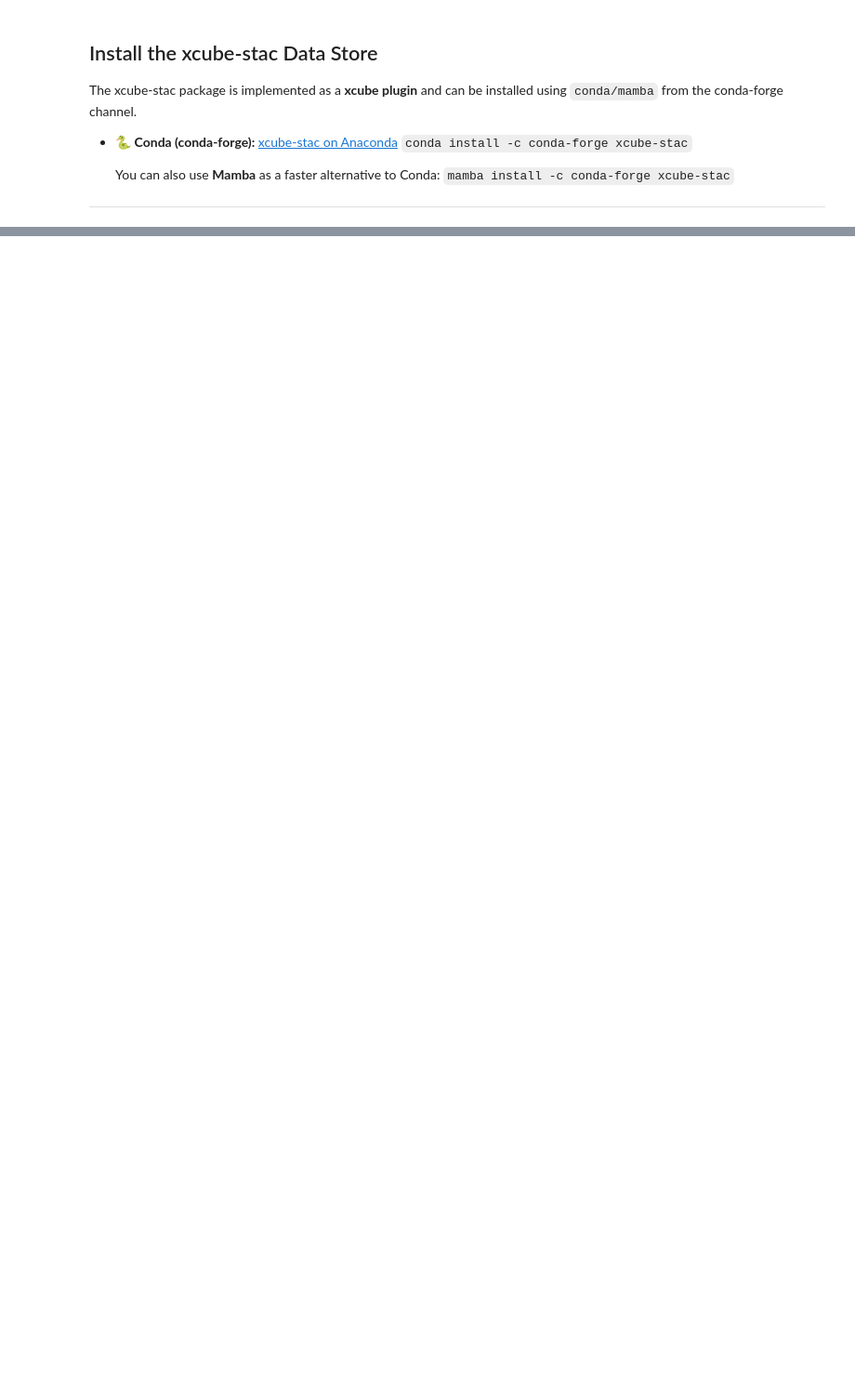
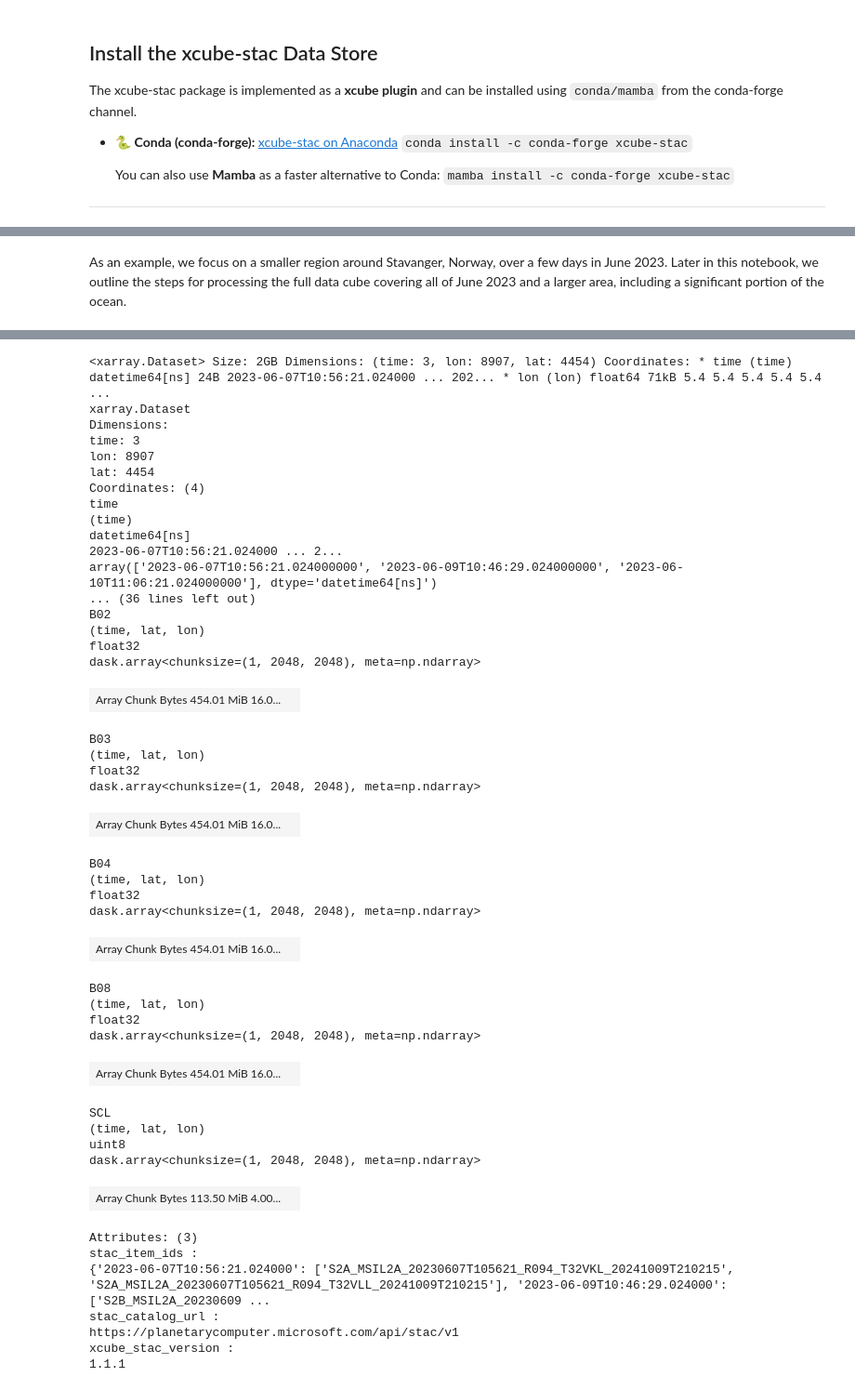
Before and after one commit to xcube-dev/geo_aquawatch_webinar, a Jupyter notebook: final_notebooks/02_get_sen2l2a.ipynb, the cells around one changed output, grey strips where cells are left out. Shown at 93% size. Cells and saved outputs as stored; diff of their text form; code cells hidden in the pictures; blank space fills up the shorter version.

```diff
--- a/final_notebooks/02_get_sen2l2a.ipynb
+++ b/final_notebooks/02_get_sen2l2a.ipynb
@@ -319,0 +133,15 @@ Viewer: http://localhost:8000/viewer/?serverUrl=http://localhost:8000
+# %% [markdown]
+As an example, we focus on a smaller region around Stavanger, Norway, over a few days in June 2023. Later in this notebook, we outline the steps for processing the full data cube covering all of June 2023 and a larger area, including a significant portion of the ocean.
+# %%
+%%time
+ds = store.open_data(
+    "sentinel-2-l2a",
+    time_range=("2023-06-07", "2023-06-10"),
+    bbox=[5.4, 58.7, 6.2, 59.1],
+    spatial_res=10 / 111320, # approx. meter to deg
+    crs="EPSG:4326",
+    asset_names=["B02", "B03", "B04", "B08", "SCL"],
+    tile_size=(2048, 2048),
+)
+ds
+# %% [output]
@@ -319,0 +150,45 @@ Viewer: http://localhost:8000/viewer/?serverUrl=http://localhost:8000
+<xarray.Dataset> Size: 2GB Dimensions: (time: 3, lon: 8907, lat: 4454) Coordinates: * time (time) datetime64[ns] 24B 2023-06-07T10:56:21.024000 ... 202... * lon (lon) float64 71kB 5.4 5.4 5.4 5.4 5.4  ...
+xarray.Dataset
+Dimensions:
+time: 3
+lon: 8907
+lat: 4454
+Coordinates: (4)
+time
+(time)
+datetime64[ns]
+2023-06-07T10:56:21.024000 ... 2...
+array(['2023-06-07T10:56:21.024000000', '2023-06-09T10:46:29.024000000', '2023-06-10T11:06:21.024000000'], dtype='datetime64[ns]')
+... (36 lines left out)
+B02
+(time, lat, lon)
+float32
+dask.array<chunksize=(1, 2048, 2048), meta=np.ndarray>
+| Array Chunk Bytes 454.01 MiB 16.0... |  |
+B03
+(time, lat, lon)
+float32
+dask.array<chunksize=(1, 2048, 2048), meta=np.ndarray>
+| Array Chunk Bytes 454.01 MiB 16.0... |  |
+B04
+(time, lat, lon)
+float32
+dask.array<chunksize=(1, 2048, 2048), meta=np.ndarray>
+| Array Chunk Bytes 454.01 MiB 16.0... |  |
+B08
+(time, lat, lon)
+float32
+dask.array<chunksize=(1, 2048, 2048), meta=np.ndarray>
+| Array Chunk Bytes 454.01 MiB 16.0... |  |
+SCL
+(time, lat, lon)
+uint8
+dask.array<chunksize=(1, 2048, 2048), meta=np.ndarray>
+| Array Chunk Bytes 113.50 MiB 4.00... |  |
+Attributes: (3)
+stac_item_ids :
+{'2023-06-07T10:56:21.024000': ['S2A_MSIL2A_20230607T105621_R094_T32VKL_20241009T210215', 'S2A_MSIL2A_20230607T105621_R094_T32VLL_20241009T210215'], '2023-06-09T10:46:29.024000': ['S2B_MSIL2A_20230609 ...
+stac_catalog_url :
+https://planetarycomputer.microsoft.com/api/stac/v1
+xcube_stac_version :
+1.1.1
```
Also changed, not shown: parts of 43 cells of this notebook, 4 other files.
